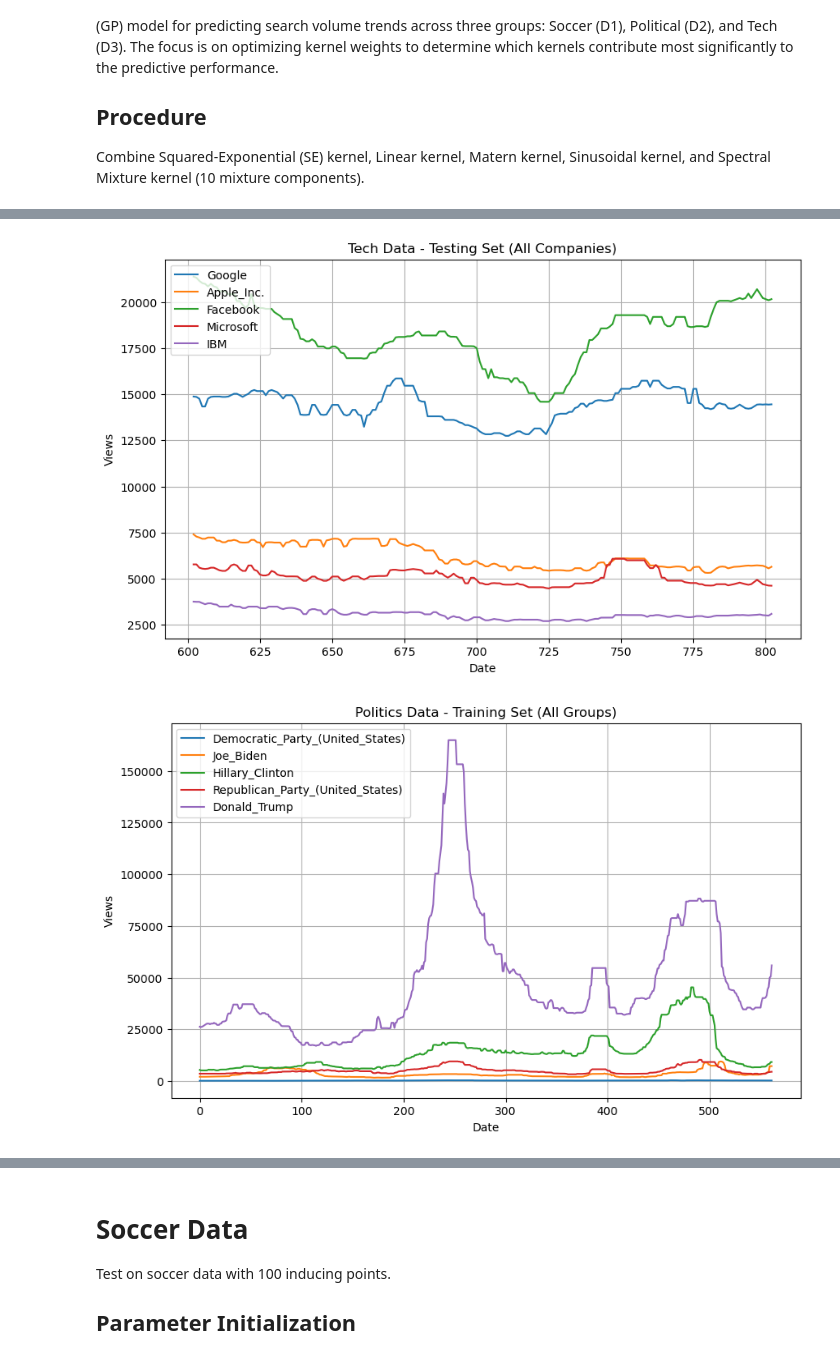
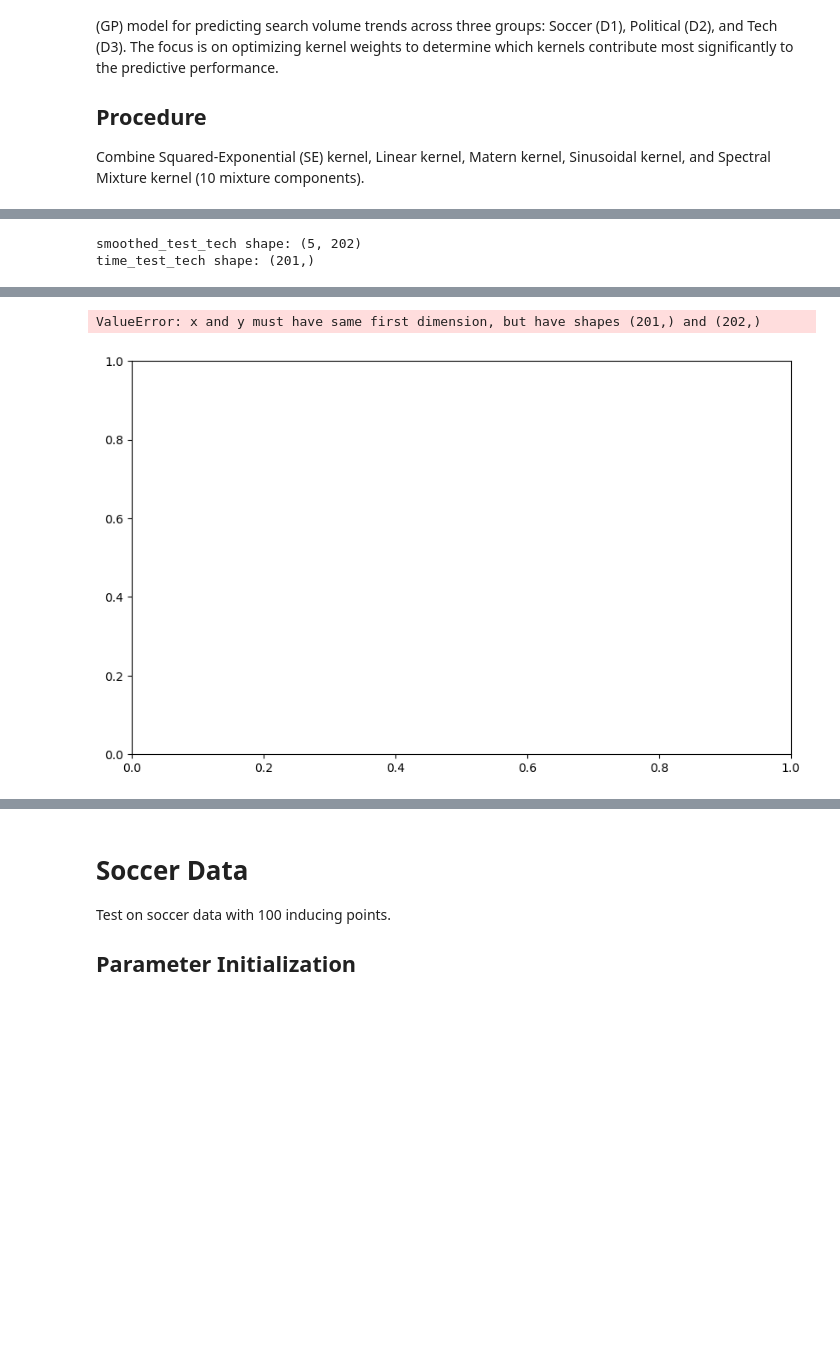
Before and after one commit to arvchahal/sparse-GP-kernel-combinations-audio-forecasting, a Jupyter notebook: exp_kernel_weights.ipynb, the cells around one changed output, grey strips where cells are left out. Saved outputs shown, nothing was run; the diff lists cells and outputs as text; code cells hidden in the pictures; blank space fills up the shorter version.

```diff
--- a/exp_kernel_weights.ipynb
+++ b/exp_kernel_weights.ipynb
@@ -32,7 +32,7 @@ smoothed_soccer = smooth_data(soccer_values)
 
 # Split Soccer data into training and testing sets
 X_train_soccer, X_test_soccer, y_train_soccer, y_test_soccer = split_train_test_matrix(
-    soccer, train_ratio=0.8, target_column=0
+    soccer, train_ratio=0.75, target_column=0
 )
 
 # Generate integer day labels
@@ -55,7 +55,6 @@ plot_group(
     title="Soccer Data - Testing Set (All Teams)"
 )
 
-
 # --- Tech Data ---
 # Extract names and values for tech data
 tech_names, tech_values = extract_names_and_values(tech)
@@ -68,12 +67,20 @@ smoothed_tech = smooth_data(tech_values)
 
 # Split Tech data into training and testing sets
 X_train_tech, X_test_tech, y_train_tech, y_test_tech = split_train_test_matrix(
-    tech, train_ratio=0.75, target_column=0
+    smoothed_tech, train_ratio=0.75, target_column=0, smoothed=True  # Use smoothed=True for smoothed data
 )
 
 # Generate integer day labels for Tech
 time_train_tech = np.arange(X_train_tech.shape[0])
 time_test_tech = np.arange(X_train_tech.shape[0], X_train_tech.shape[0] + X_test_tech.shape[0])
+
+# Adjust slicing for smoothed test data
+smoothed_test_tech = smoothed_tech[:, X_train_tech.shape[0]:]
+time_test_tech = time_test_tech[:smoothed_test_tech.shape[1]]  # Ensure time axis matches smoothed_values
+
+# Debugging shapes
+print("smoothed_test_tech shape:", smoothed_test_tech.shape)
+print("time_test_tech shape:", time_test_tech.shape)
 
 # Plot all tech companies in the training set
 plot_group(
@@ -86,10 +93,11 @@ plot_group(
 # Plot all tech companies in the testing set
 plot_group(
     names=tech_feature_names[1:],  # Exclude "time_step"
-    smoothed_values=smoothed_tech[:, X_train_tech.shape[0]:],
+    smoothed_values=smoothed_test_tech,
     dates=time_test_tech,
     title="Tech Data - Testing Set (All Companies)"
 )
+
 
 
 # --- Politics Data ---
@@ -104,12 +112,16 @@ smoothed_politics = smooth_data(politics_values)
 
 # Split Politics data into training and testing sets
 X_train_politics, X_test_politics, y_train_politics, y_test_politics = split_train_test_matrix(
-    politics, train_ratio=0.7, target_column=0
+    smoothed_politics, train_ratio=0.75, target_column=0
 )
 
 # Generate integer day labels for Politics
 time_train_politics = np.arange(X_train_politics.shape[0])
 time_test_politics = np.arange(X_train_politics.shape[0], X_train_politics.shape[0] + X_test_politics.shape[0])
+
+# Ensure consistent slicing for the test set
+smoothed_test_politics = smoothed_politics[:, X_train_politics.shape[0]:]
+time_test_politics = time_test_politics[:smoothed_test_politics.shape[1]]  # Adjust dates to match smoothed_values
 
 # Plot all political groups in the training set
 plot_group(
@@ -122,7 +134,7 @@ plot_group(
 # Plot all political groups in the testing set
 plot_group(
     names=politics_feature_names[1:],  # Exclude "time_step"
-    smoothed_values=smoothed_politics[:, X_train_politics.shape[0]:],
+    smoothed_values=smoothed_test_politics,
     dates=time_test_politics,
     title="Politics Data - Testing Set (All Groups)"
 )
@@ -132,3 +144,5 @@ plot_group(
+smoothed_test_tech shape: (5, 202)
+time_test_tech shape: (201,)
 [figure]
+ValueError: x and y must have same first dimension, but have shapes (201,) and (202,)
-[figure, old version]
+[figure, new version]
-[figure, removed]
```
Also changed, not shown: parts of 3 cells of this notebook, 2 other files.
